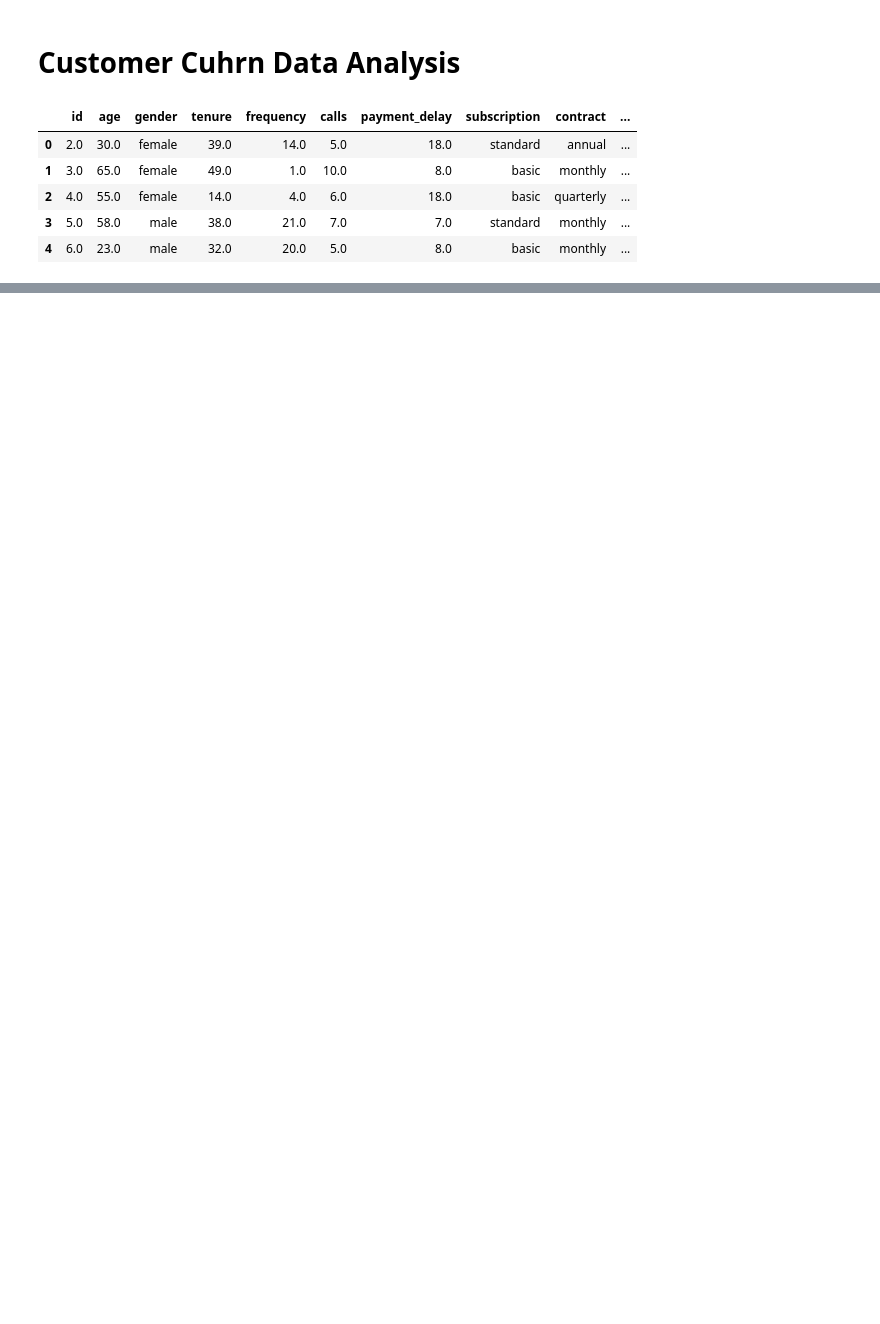
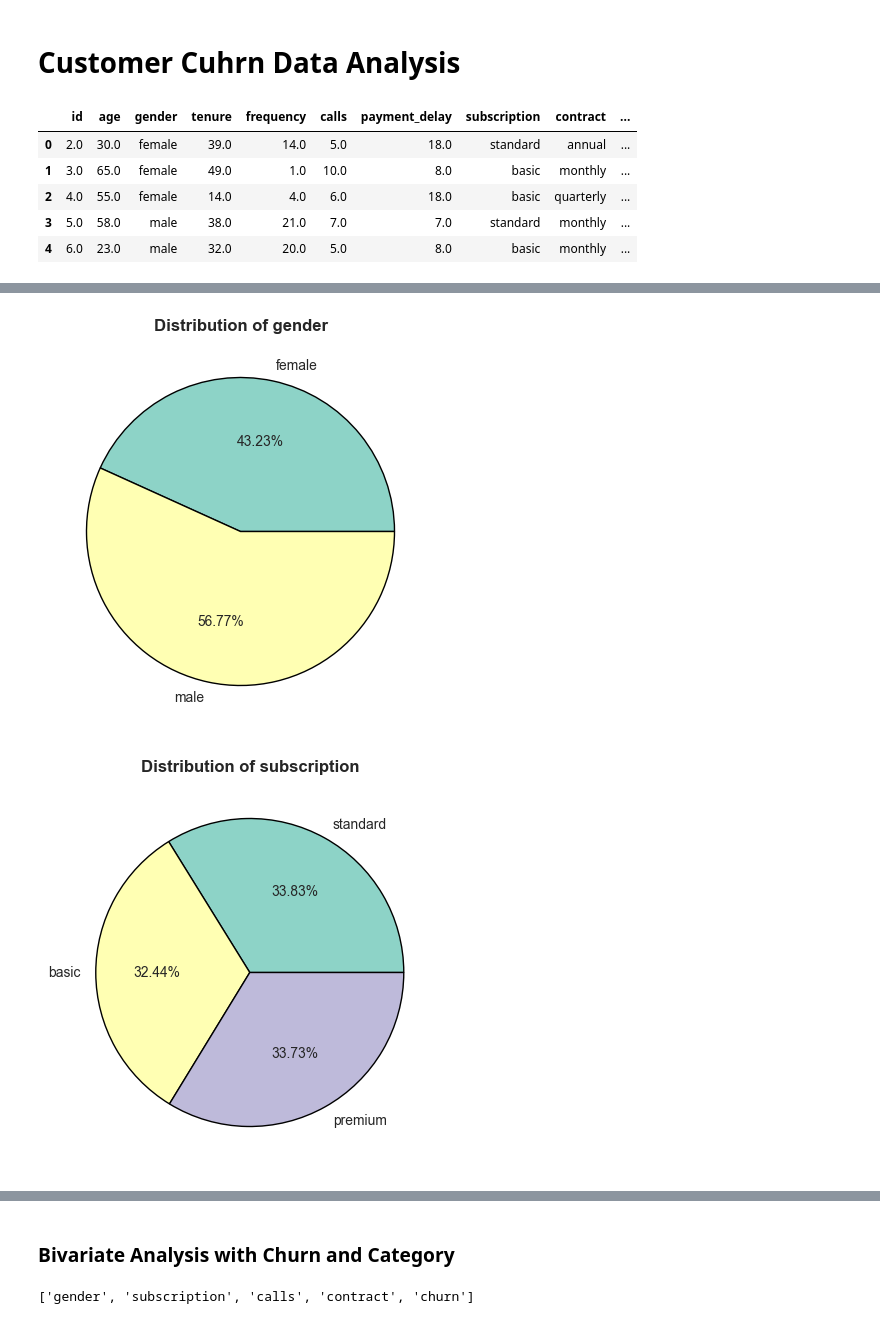
Before and after one commit to IamRaNo/Analytics-Project-Repository, a Jupyter notebook: customer_churn_factors/churn_data_analysation.ipynb, the cells around one changed output, grey strips where cells are left out. Saved outputs shown, nothing was run; the diff lists cells and outputs as text; code cells hidden in the pictures; blank space fills up the shorter version.

```diff
--- a/customer_churn_factors/churn_data_analysation.ipynb
+++ b/customer_churn_factors/churn_data_analysation.ipynb
@@ -37,0 +82,6 @@ sql(query)
+# %%
+query = f'''
+    select {",".join(cat_cols)} from data;
+'''
+cat_values=sql(query=query)
+cat_values.head()
@@ -37,0 +95,23 @@ sql(query)
+# %%
+df ={}
+for col in cat_values:
+    query = f'''
+        select {col},
+        count({col}) as count,
+        round(100*(count({col})/(select count(*) from data)),2) as percentage
+        from data
+        group by {col}
+    '''
+    value_count = sql(query=query)
+    df[col]=value_count
+# %%
+for col in cat_cols:
+    dataset = df[col]
+    plt.figure(figsize=(10,5))
+    plt.pie(dataset['percentage'],labels=df[col].iloc[:,0].tolist(),
+            autopct="%.2f%%",colors=plt.cm.Set3.colors,wedgeprops={'edgecolor':'black'})
+    plt.title(f'Distribution of {col}',weight= 'bold')
+    plt.show()
+# %% [output]
+[figure, added]
+[figure, added]
@@ -37,0 +121,6 @@ sql(query)
+# %% [markdown]
+### Bivariate Analysis with Churn and Category
+# %%
+cat_cols
+# %% [output]
+['gender', 'subscription', 'calls', 'contract', 'churn']
```
Also changed, not shown: parts of 12 cells of this notebook, 1 other file.
